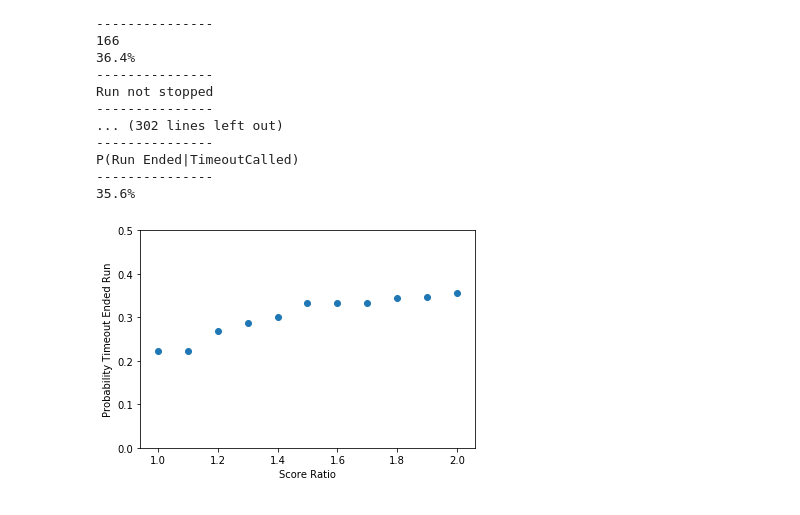
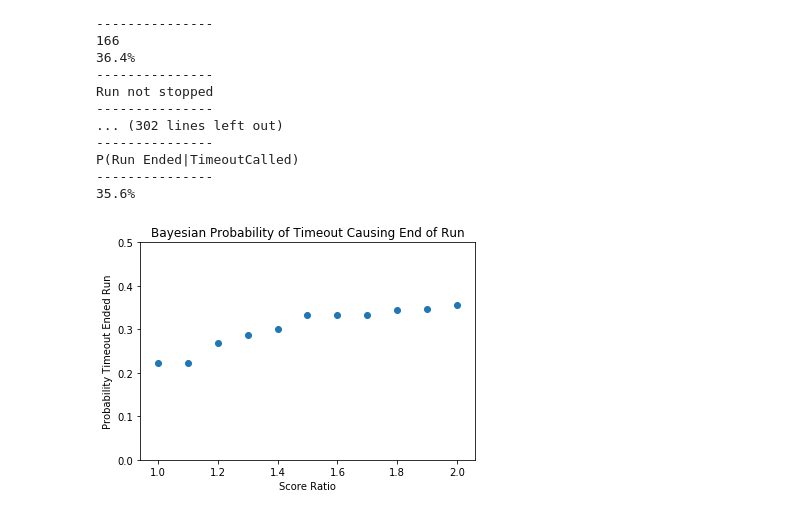
Before and after one commit to mattfred10/Timeout-Analyzer, a Jupyter notebook: Run Analyzer.ipynb, the cells around one changed output. Drawn from its saved outputs; the diff is of its cells as text; code cells hidden in the pictures.

```diff
--- a/Run Analyzer.ipynb
+++ b/Run Analyzer.ipynb
@@ -510,8 +536,10 @@ and P(Run Not Ended) = probability that the run did not end.
 # %%
 score_ratio_list = []
 bayes_probs = []
+slipper_bayes_probs = []
 runs_stopped_probs = []
 runs_stopped_to_probs = []
+slipper_runs_stopped_to_probs = []
 
 for stop in different_stop_criteria:
     score_ratio = stop[0]
@@ -611,6 +639,14 @@ for stop in different_stop_criteria:
 
     bayes_prob = (PTRS_RS)/(PTRS_RS + PTRNS_TRNS)
 
+    slipper_PT_RS = slipper_timeout_and_run_stopped/(slipper_timeout_and_run_stopped + slipper_timeout_and_run_not_stopped)
+    slipper_PT_RNS = slipper_timeout_and_run_not_stopped/(slipper_timeout_and_run_stopped + slipper_timeout_and_run_not_stopped)
+    slipper_PTRS_RS = slipper_PT_RS * PRS
+    slipper_PTRNS_TRNS = slipper_PT_RNS * PRNS
+    slipper_bayes_prob = (slipper_PTRS_RS)/(slipper_PTRS_RS + slipper_PTRNS_TRNS)
+
+
+
 
     print('\n+++++++++++++++')
     print('Score ratio')
@@ -643,9 +679,14 @@ for stop in different_stop_criteria:
 
 
     score_ratio_list.append(score_ratio)
+
+    runs_stopped_probs.append(PRS)
+
+    runs_stopped_to_probs.append(PT_RS)
+    slipper_runs_stopped_to_probs.append(slipper_PT_RS)
+
     bayes_probs.append(bayes_prob)
-    runs_stopped_probs.append(PRS)
-    runs_stopped_to_probs.append(PT_RS)
+    slipper_bayes_probs.append(slipper_bayes_prob)
 # %% [output]
 +++++++++++++++
 Score ratio
@@ -667,8 +708,12 @@ P(Run Ended|TimeoutCalled)
 # %%
 plt.scatter(score_ratio_list, bayes_probs)
 plt.ylim([0,0.5])
+plt.title('Bayesian Probability of Timeout Causing End of Run')
 plt.xlabel('Score Ratio')
 plt.ylabel('Probability Timeout Ended Run')
 plt.show()
+
+# Plot of Bayesian probabilities that timeouts are responsible for run stops as a function of
+# the required score ratio to end a run (runner score/slipper score).
 # %% [output]
-[figure, old version]
+[figure, new version]
```
Also changed, not shown: parts of 21 cells of this notebook, 1 other file.
